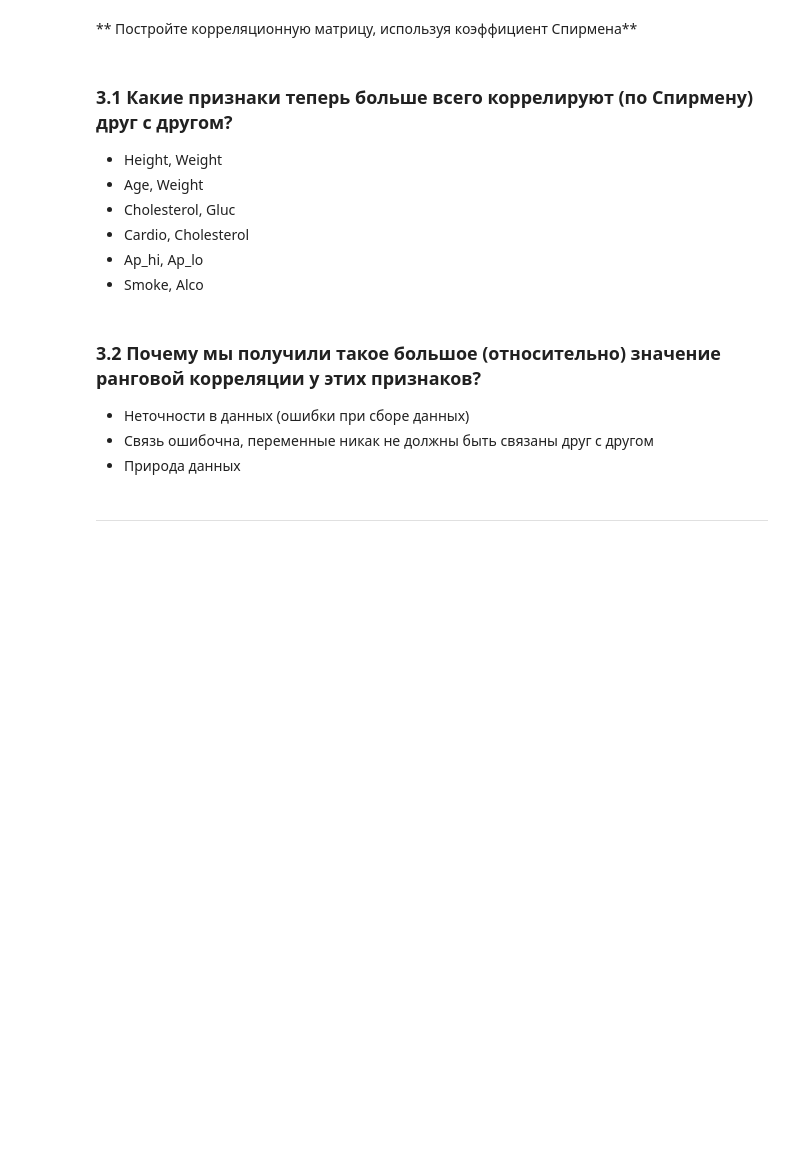
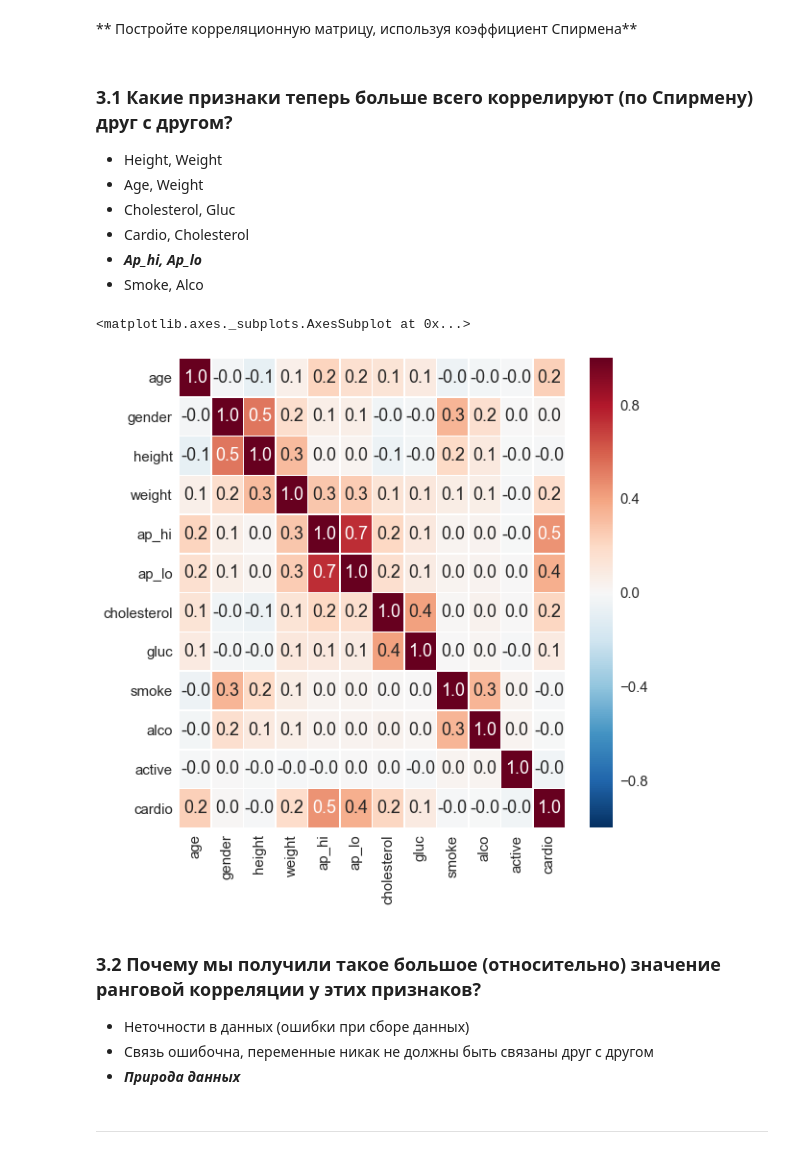
Before and after one commit to tarnenok/mlcourse_open, a Jupyter notebook: jupyter_notebooks/topic02_visual_analysis/hw2_session2_visual_analysis_basics.ipynb, the cells around one changed output. Drawn from its saved outputs; the diff is of its cells as text; code cells hidden in the pictures; blank space fills up the shorter version.

```diff
--- a/jupyter_notebooks/topic02_visual_analysis/hw2_session2_visual_analysis_basics.ipynb
+++ b/jupyter_notebooks/topic02_visual_analysis/hw2_session2_visual_analysis_basics.ipynb
@@ -234,5 +232,5 @@ sns.kdeplot(train[train['gender'] == 2]['height'], ax=ax)
 - Age, Weight
 - Cholesterol, Gluc
 - Cardio, Cholesterol
-- Ap_hi, Ap_lo
+- __*Ap_hi, Ap_lo*__
 - Smoke, Alco
@@ -241,9 +237,15 @@ sns.kdeplot(train[train['gender'] == 2]['height'], ax=ax)
+# %%
+corr_matrix = train.corr(method='spearman')
+sns.heatmap(corr_matrix, annot=True, linewidths=.5, fmt='.1f')
+# %% [output]
+<matplotlib.axes._subplots.AxesSubplot at 0x...>
+[figure, added]
 # %% [markdown]
 ### 3.2 Почему мы получили такое большое (относительно) значение ранговой корреляции у этих признаков?
 
 - Неточности в данных (ошибки при сборе данных)
 - Связь ошибочна, переменные никак не должны быть связаны друг с другом
-- Природа данных
+- __*Природа данных*__
 # %%
 # Ваш код здесь
 # %% [markdown]
```
Also changed, not shown: parts of 15 cells of this notebook.
